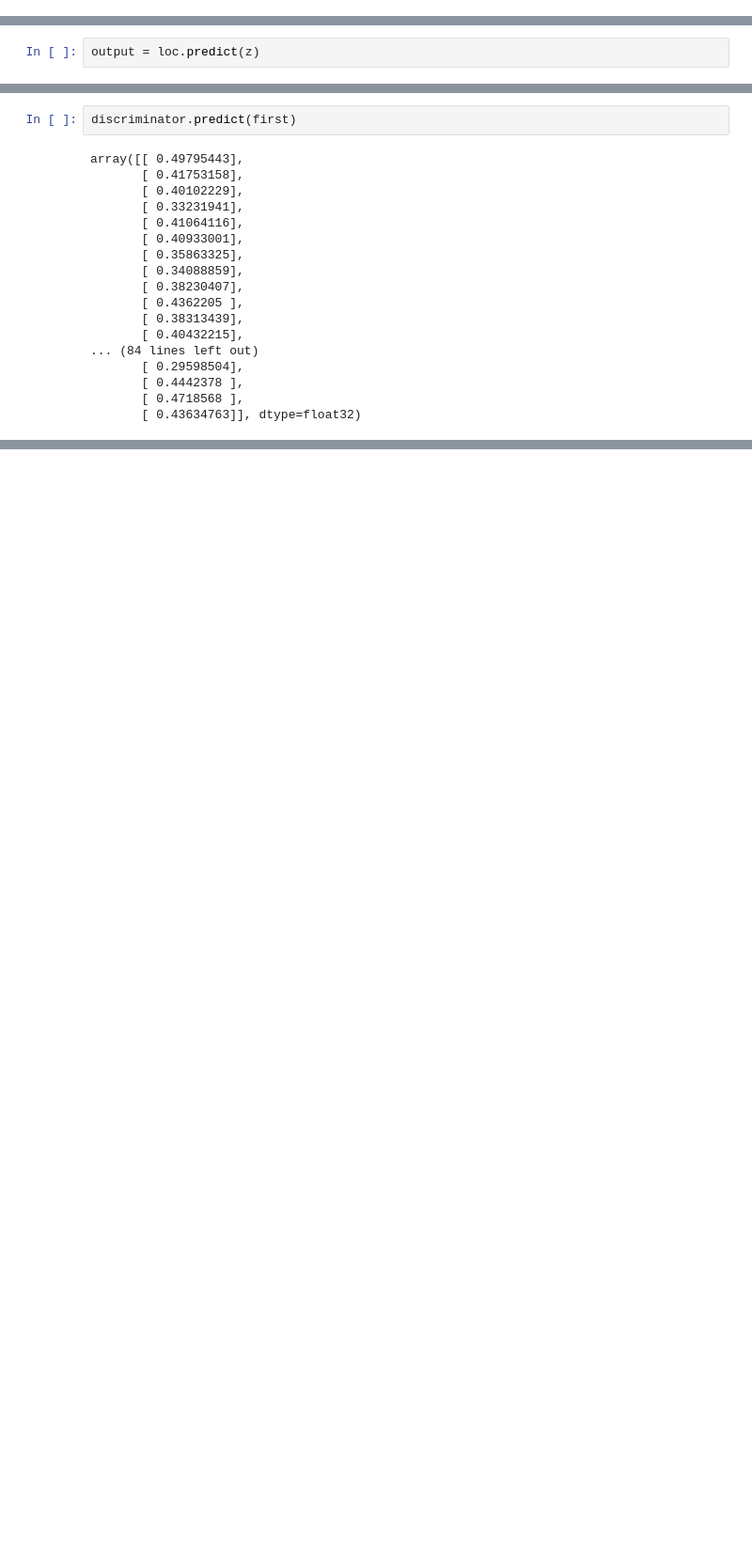
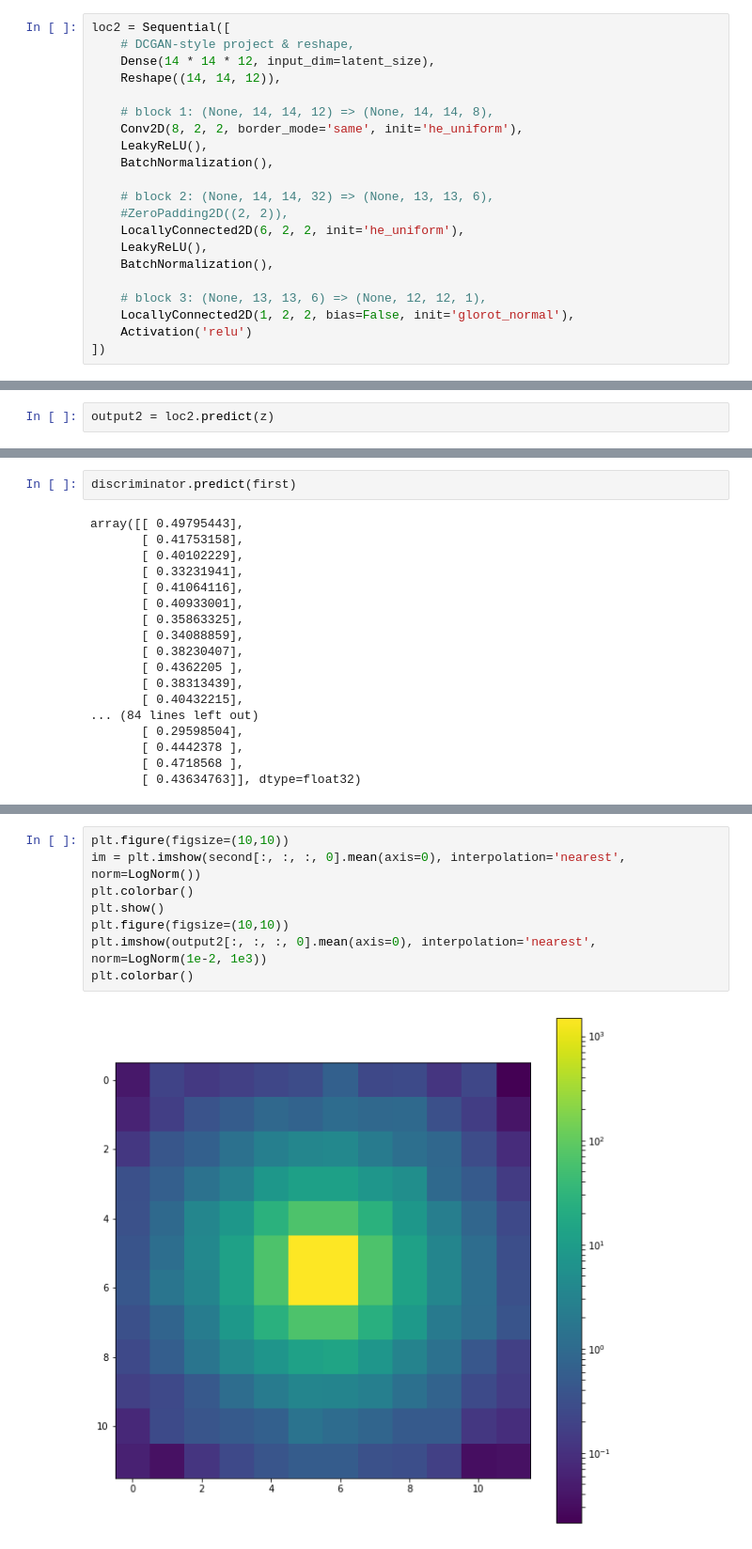
Before and after one commit to hep-lbdl/CaloGAN, a Jupyter notebook: firstlook.ipynb, the cells around one changed output, grey strips where cells are left out. Shown: that part at 94% size. Cells and saved outputs as stored; diff of their text form; blank space fills up the shorter version.

```diff
--- a/firstlook.ipynb
+++ b/firstlook.ipynb
@@ -228,3 +239,24 @@ loc = Sequential([
     LocallyConnected2D(1, 2, 2, bias=False, init='glorot_normal'),
     Activation('relu')
 ])
+# %%
+loc2 = Sequential([
+    # DCGAN-style project & reshape,
+    Dense(14 * 14 * 12, input_dim=latent_size),
+    Reshape((14, 14, 12)),
+
+    # block 1: (None, 14, 14, 12) => (None, 14, 14, 8),
+    Conv2D(8, 2, 2, border_mode='same', init='he_uniform'),
+    LeakyReLU(),
+    BatchNormalization(),
+
+    # block 2: (None, 14, 14, 32) => (None, 13, 13, 6),
+    #ZeroPadding2D((2, 2)),
+    LocallyConnected2D(6, 2, 2, init='he_uniform'),
+    LeakyReLU(),
+    BatchNormalization(),
+
+    # block 3: (None, 13, 13, 6) => (None, 12, 12, 1),
+    LocallyConnected2D(1, 2, 2, bias=False, init='glorot_normal'),
+    Activation('relu')
+])
@@ -253,3 +306,3 @@ z = np.random.normal(0, 1, (10, 500))
 # %%
-output = loc.predict(z)
+output2 = loc2.predict(z)
 # %%
@@ -475,0 +545,10 @@ array([[ 0.49795443],
+# %%
+plt.figure(figsize=(10,10))
+im = plt.imshow(second[:, :, :, 0].mean(axis=0), interpolation='nearest', norm=LogNorm())
+plt.colorbar()
+plt.show()
+plt.figure(figsize=(10,10))
+plt.imshow(output2[:, :, :, 0].mean(axis=0), interpolation='nearest', norm=LogNorm(1e-2, 1e3))
+plt.colorbar()
+# %% [output]
+[figure, added]
```
Also changed, not shown: parts of 17 cells of this notebook, 3 other files.
